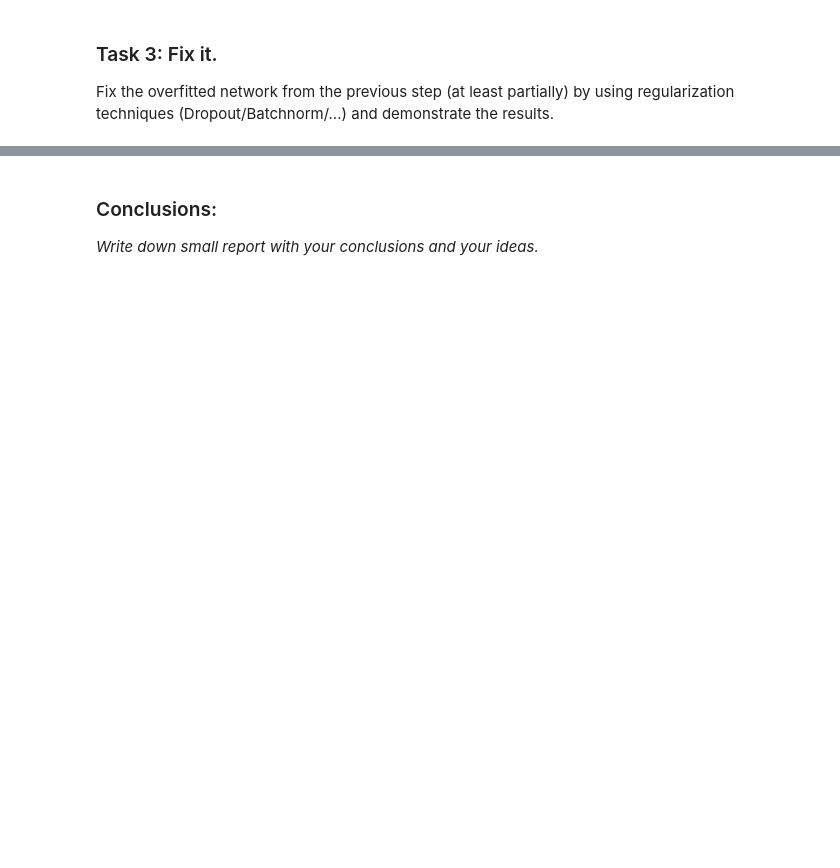
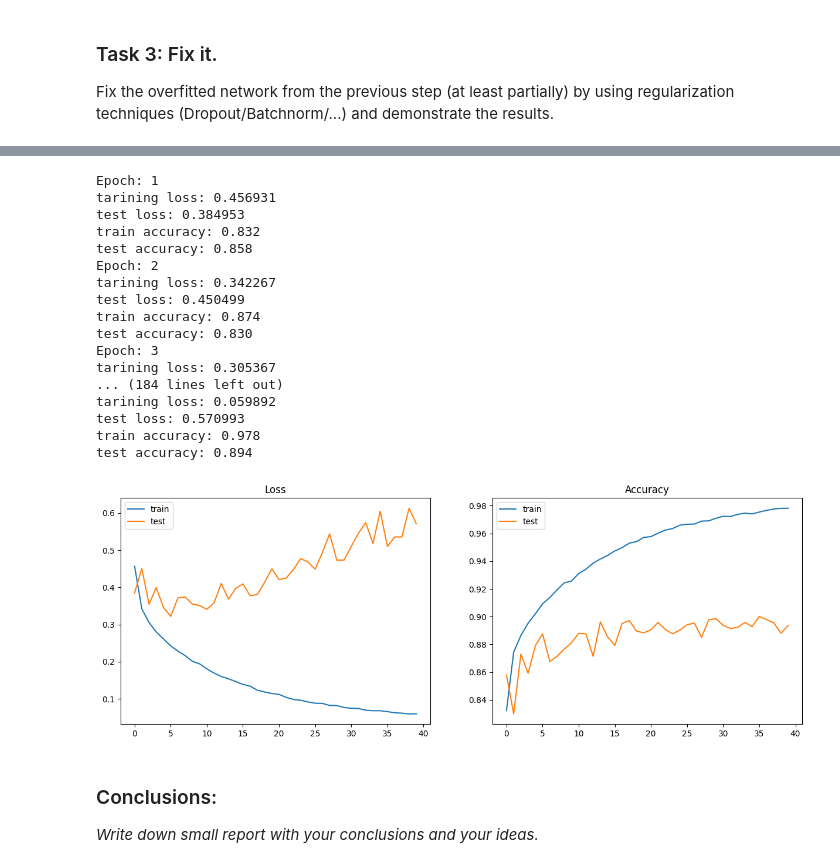
Before and after one commit to EvgenVer/ml_course, a Jupyter notebook: homeworks/lab02_deep_learning/Lab2_DL_part2_overfitting.ipynb, the cells around one changed output, grey strips where cells are left out. Cells and saved outputs as stored; diff of their text form; code cells hidden in the pictures; blank space fills up the shorter version.

```diff
--- a/homeworks/lab02_deep_learning/Lab2_DL_part2_overfitting.ipynb
+++ b/homeworks/lab02_deep_learning/Lab2_DL_part2_overfitting.ipynb
@@ -134,10 +338,16 @@ class FixedNeuralNetwork(nn.Module):
         self.model = nn.Sequential(
             nn.Flatten(), # This layer converts image into a vector to use Linear layers afterwards
             # Your network structure comes here
-            nn.Linear(input_shape, num_classes)
+            nn.Linear(input_shape, 500),
+            nn.BatchNorm1d(500),
+            nn.ReLU(),
+            nn.Linear(500, 200),
+            nn.BatchNorm1d(200),
+            nn.ReLU(),
+            nn.Linear(200, num_classes)
         )
 
     def forward(self, inp):
-        out = self.model(inp)
+        return self.model(inp)
 # %%
 torchsummary.summary(FixedNeuralNetwork().to(device), (28*28,))
@@ -150,3 +372,31 @@ loss_func = # YOUR CODE HERE
+# %%
+model = FixedNeuralNetwork().to(device)
+opt = torch.optim.Adam(model.parameters(), lr=1e-2)
+loss_func = nn.CrossEntropyLoss()
+
+# Your experiments, come here
+n_epochs = 40
+train_loss, test_loss, train_accuracy, test_accuracy = train_model(model, opt, loss_func, n_epochs, train_loader, test_loader)
+plot_train_process(train_loss, test_loss, train_accuracy, test_accuracy)
+# %% [output]
+Epoch: 1
+tarining loss: 0.456931
+test loss: 0.384953
+train accuracy: 0.832
+test accuracy: 0.858
+Epoch: 2
+tarining loss: 0.342267
+test loss: 0.450499
+train accuracy: 0.874
+test accuracy: 0.830
+Epoch: 3
+tarining loss: 0.305367
+... (184 lines left out)
+tarining loss: 0.059892
+test loss: 0.570993
+train accuracy: 0.978
+test accuracy: 0.894
+[figure, added]
 # %% [markdown]
 ### Conclusions:
 _Write down small report with your conclusions and your ideas._
```
Also changed, not shown: parts of 25 cells of this notebook.
